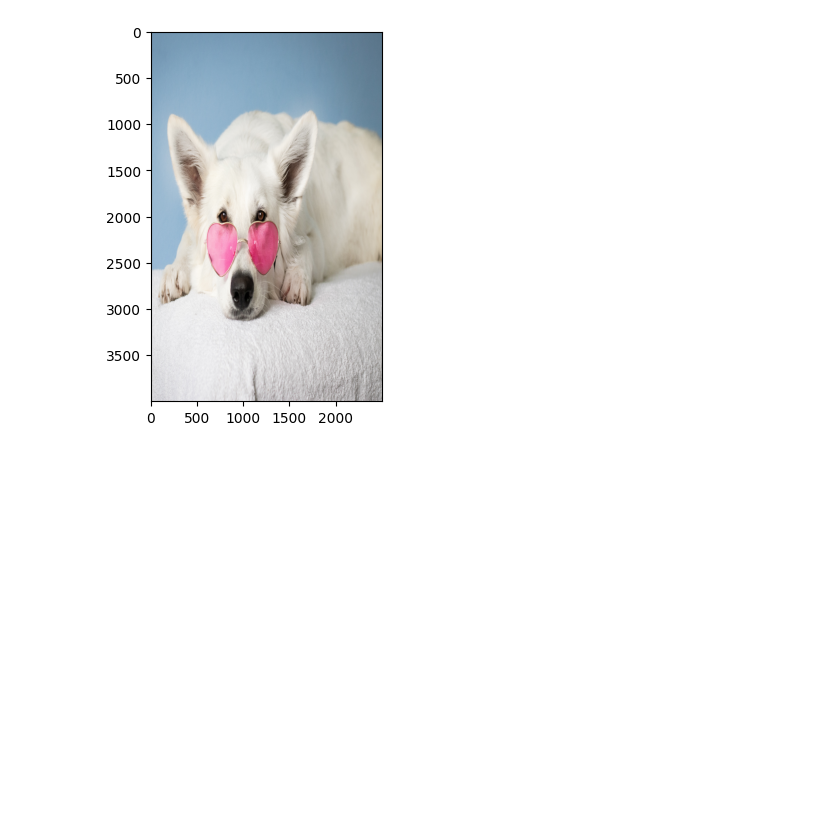
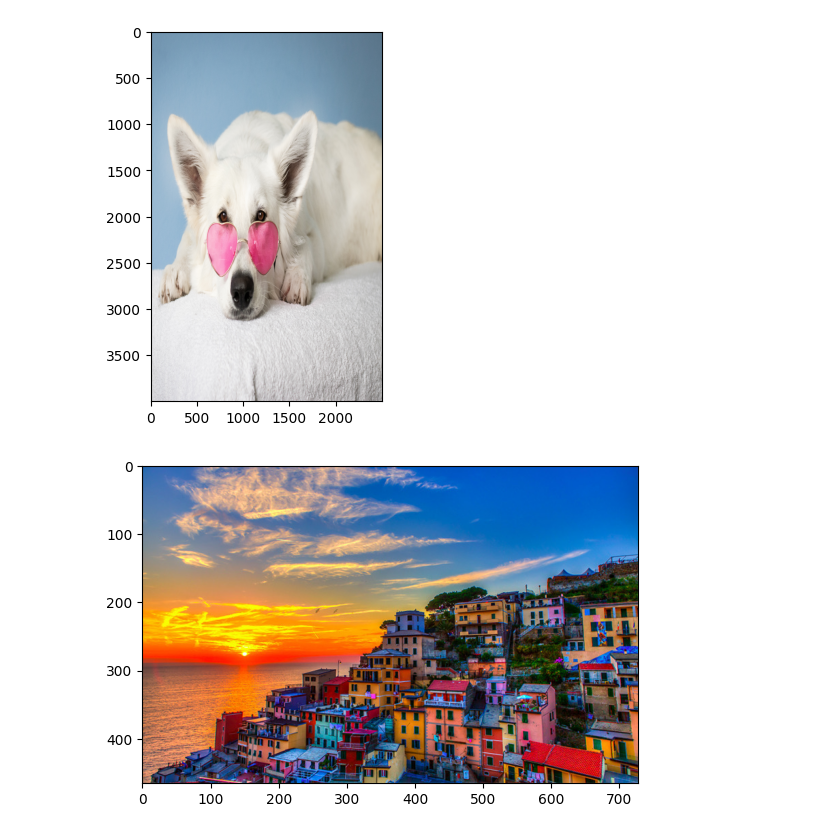
Before and after one commit to apetech-labs/bigdatacamp_image_processing, a Jupyter notebook: ImageProcessing/0901/image_basic_review.ipynb, the cells around one changed output. Saved outputs shown, nothing was run; the diff lists cells and outputs as text; code cells hidden in the pictures; blank space fills up the shorter version.

Commit message:
color img

```diff
--- a/ImageProcessing/0901/image_basic_review.ipynb
+++ b/ImageProcessing/0901/image_basic_review.ipynb
@@ -32,3 +32,11 @@ plt.imshow(crop_img[:, ::2, :]) #sub sampling
 plt.show()
 # %% [output]
 [figure]
+# %%
+path2 = '../data/img/city1.jpg'
+color_img = plt.imread(path2)
+# %%
+plt.imshow(color_img)
+plt.show()
+# %% [output]
+[figure, added]
```
Also changed, not shown: parts of 2 cells of this notebook.
